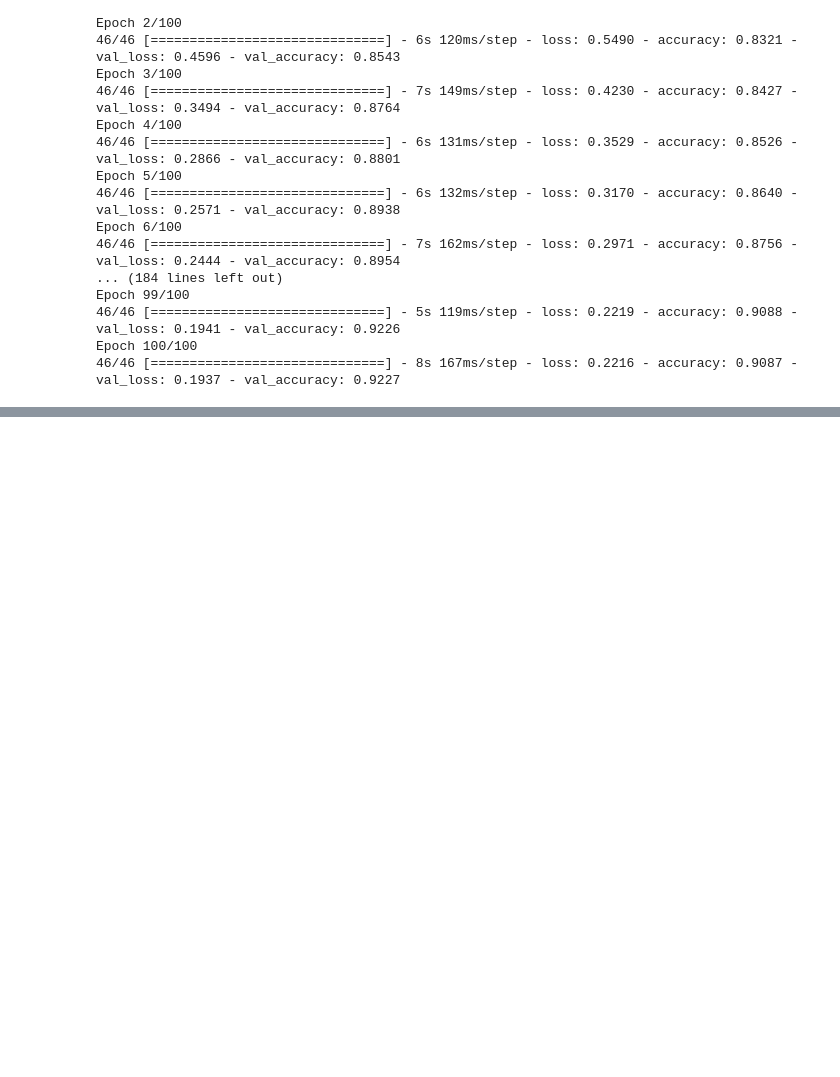
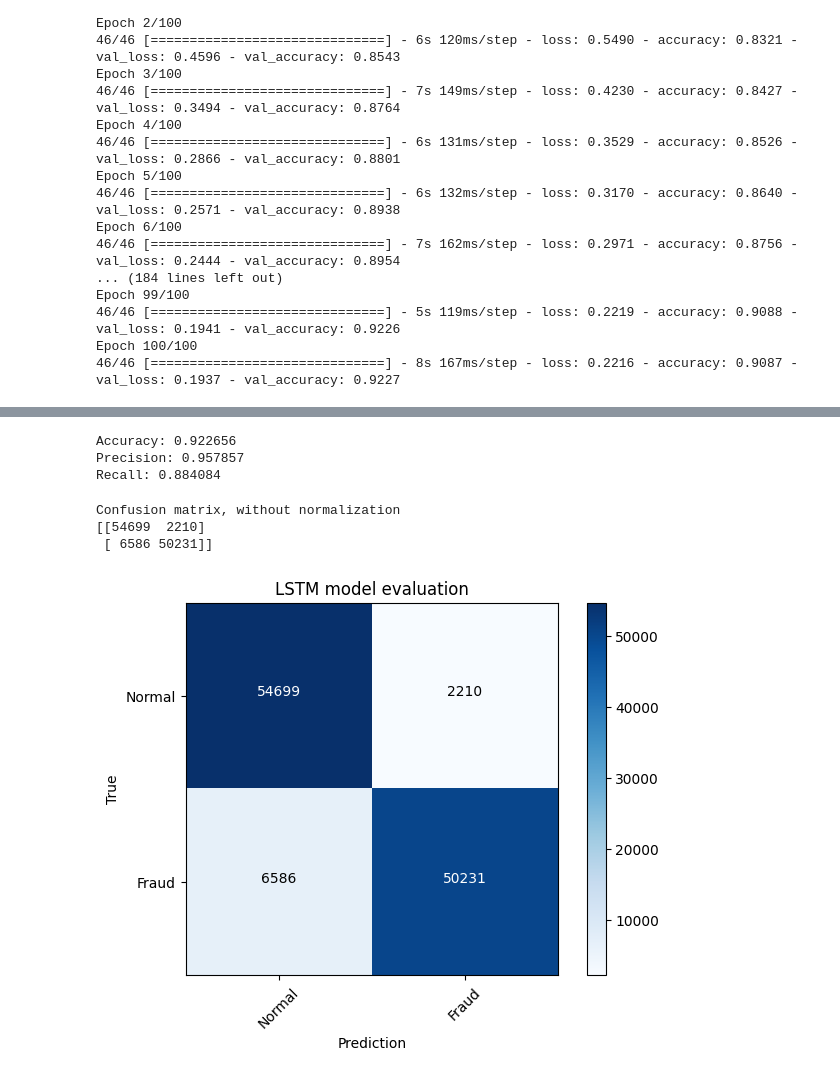
Before and after one commit to yal521/DSCI441-machine-learning-project, a Jupyter notebook: DSCI_441_final_project.ipynb, the cells around one changed output, grey strips where cells are left out. Cells and saved outputs as stored; diff of their text form; code cells hidden in the pictures; blank space fills up the shorter version.

```diff
--- a/DSCI_441_final_project.ipynb
+++ b/DSCI_441_final_project.ipynb
@@ -188,0 +270,58 @@ Epoch 100/100
+# %%
+# Model evaluation metrics for LSTM
+
+# accuracy: (tp + tn) / (p + n)
+accuracy = accuracy_score(val_LSTM_y, yh_predictions)
+print('Accuracy: %f' % accuracy)
+# precision tp / (tp + fp)
+precision = precision_score(val_LSTM_y, yh_predictions)
+print('Precision: %f' % precision)
+# recall: tp / (tp + fn)
+recall = recall_score(val_LSTM_y, yh_predictions)
+print('Recall: %f' % recall)
+# %% [output]
+Accuracy: 0.922656
+Precision: 0.957857
+Recall: 0.884084
+# %%
+mt = confusion_matrix(y_true=val_LSTM_y, y_pred=yh_predictions)
+# %%
+def confusion_matrix_graph(mt, classes,
+                        normalize=False,
+                        title='Confusion matrix',
+                        cmap=plt.cm.Blues):
+    """
+    This function prints the confusion matrix graph.
+    """
+    plt.imshow(mt, interpolation='nearest', cmap=cmap)
+    plt.title(title)
+    plt.colorbar()
+    tick_marks = np.arange(len(classes))
+    plt.xticks(tick_marks, classes, rotation=45)
+    plt.yticks(tick_marks, classes)
+
+    if normalize:
+        mt = mt.astype('float') / mt.sum(axis=1)[:, np.newaxis]
+        print("Normalized confusion matrix")
+    else:
+        print('Confusion matrix, without normalization')
+
+    print(mt)
+
+    thresh = mt.max() / 2.
+    for i, j in itertools.product(range(mt.shape[0]), range(mt.shape[1])):
+        plt.text(j, i, mt[i, j],
+            horizontalalignment="center",
+            color="white" if mt[i, j] > thresh else "black")
+
+    plt.tight_layout()
+    plt.ylabel('True')
+    plt.xlabel('Prediction')
+labels = ['Normal','Fraud']
+# %%
+confusion_matrix_graph(mt=mt, classes=labels, title='LSTM model evaluation')
+# %% [output]
+Confusion matrix, without normalization
+[[54699  2210]
+ [ 6586 50231]]
+[figure, added]
```
Also changed, not shown: parts of 6 cells of this notebook.
